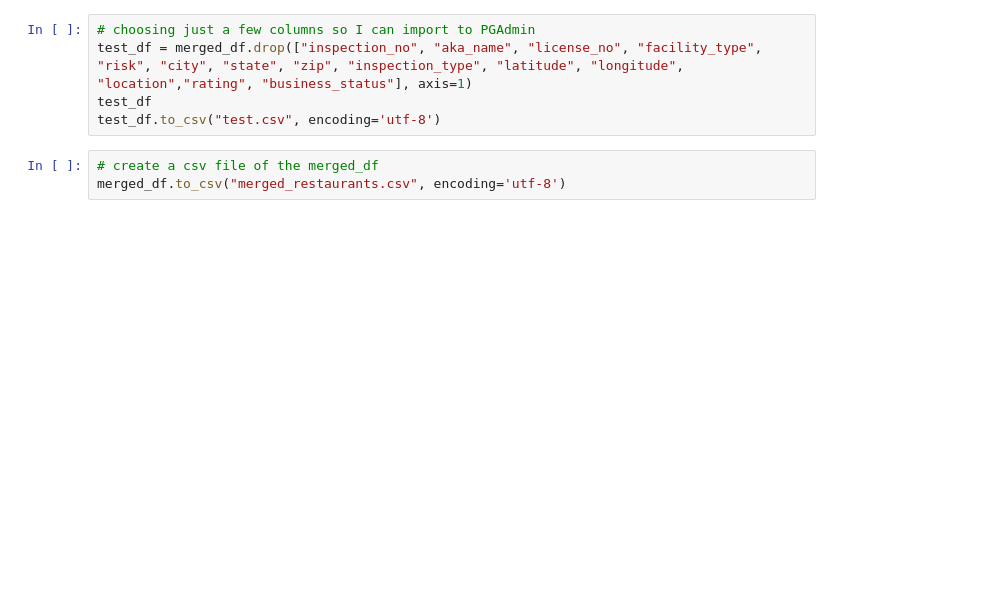
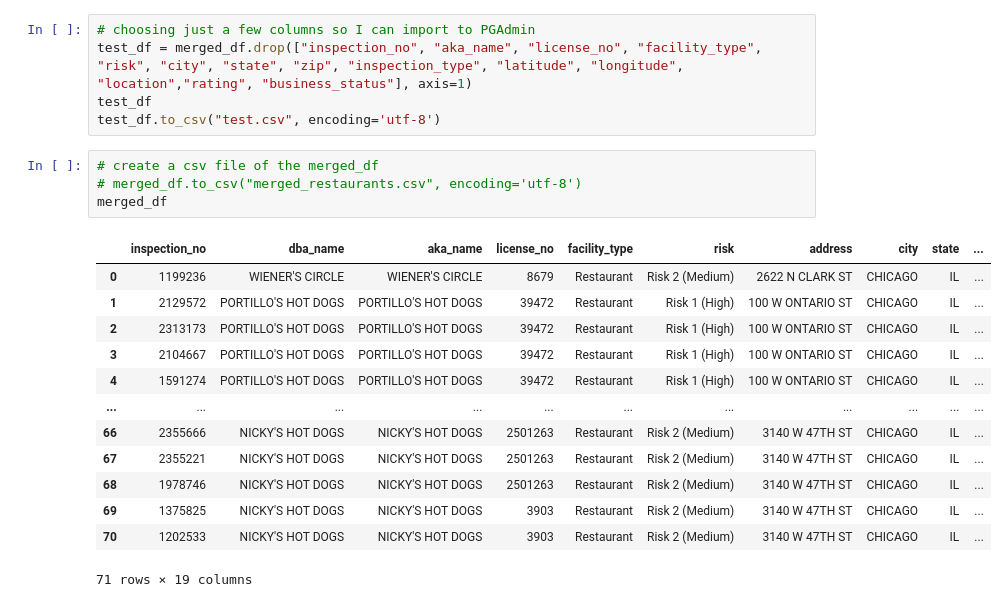
Before and after one commit to ejdublin28/restaurant-reviews, a Jupyter notebook: restaurants.ipynb, the cells around one changed output. Cells and saved outputs as stored; diff of their text form; blank space fills up the shorter version.

```diff
--- a/restaurants.ipynb
+++ b/restaurants.ipynb
@@ -219,5 +219,20 @@ test_df
 test_df.to_csv("test.csv", encoding='utf-8')
 # %%
 # create a csv file of the merged_df
-merged_df.to_csv("merged_restaurants.csv", encoding='utf-8')
+# merged_df.to_csv("merged_restaurants.csv", encoding='utf-8')
+merged_df
+# %% [output]
+|  | inspection_no | dba_name | aka_name | license_no | facility_type | risk | address | city | state | ... |
+| 0 | 1199236 | WIENER'S CIRCLE | WIENER'S CIRCLE | 8679 | Restaurant | Risk 2 (Medium) | 2622 N CLARK ST | CHICAGO | IL | ... |
+| 1 | 2129572 | PORTILLO'S HOT DOGS | PORTILLO'S HOT DOGS | 39472 | Restaurant | Risk 1 (High) | 100 W ONTARIO ST | CHICAGO | IL | ... |
+| 2 | 2313173 | PORTILLO'S HOT DOGS | PORTILLO'S HOT DOGS | 39472 | Restaurant | Risk 1 (High) | 100 W ONTARIO ST | CHICAGO | IL | ... |
+| 3 | 2104667 | PORTILLO'S HOT DOGS | PORTILLO'S HOT DOGS | 39472 | Restaurant | Risk 1 (High) | 100 W ONTARIO ST | CHICAGO | IL | ... |
+| 4 | 1591274 | PORTILLO'S HOT DOGS | PORTILLO'S HOT DOGS | 39472 | Restaurant | Risk 1 (High) | 100 W ONTARIO ST | CHICAGO | IL | ... |
+| ... | ... | ... | ... | ... | ... | ... | ... | ... | ... | ... |
+| 66 | 2355666 | NICKY'S HOT DOGS | NICKY'S HOT DOGS | 2501263 | Restaurant | Risk 2 (Medium) | 3140 W 47TH ST | CHICAGO | IL | ... |
+| 67 | 2355221 | NICKY'S HOT DOGS | NICKY'S HOT DOGS | 2501263 | Restaurant | Risk 2 (Medium) | 3140 W 47TH ST | CHICAGO | IL | ... |
+| 68 | 1978746 | NICKY'S HOT DOGS | NICKY'S HOT DOGS | 2501263 | Restaurant | Risk 2 (Medium) | 3140 W 47TH ST | CHICAGO | IL | ... |
+| 69 | 1375825 | NICKY'S HOT DOGS | NICKY'S HOT DOGS | 3903 | Restaurant | Risk 2 (Medium) | 3140 W 47TH ST | CHICAGO | IL | ... |
+| 70 | 1202533 | NICKY'S HOT DOGS | NICKY'S HOT DOGS | 3903 | Restaurant | Risk 2 (Medium) | 3140 W 47TH ST | CHICAGO | IL | ... |
+71 rows × 19 columns
 # %%
```
Also changed, not shown: parts of 12 cells of this notebook, 1 other file.
